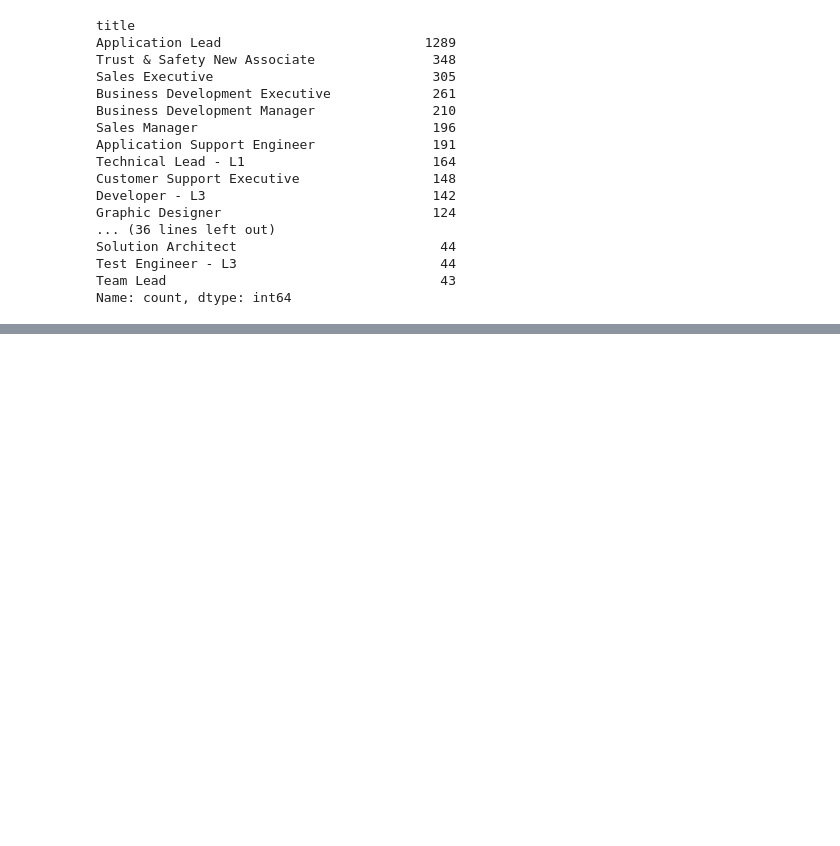
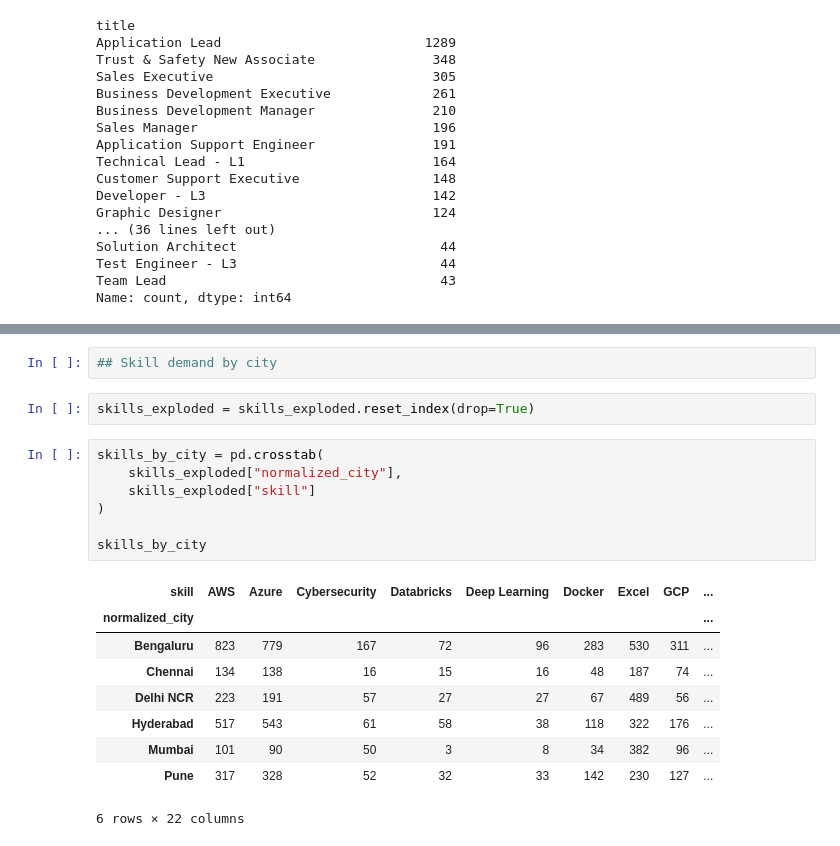
Before and after one commit to pdhall-us/india-gcc-workforce-analytics, a Jupyter notebook: notebooks/01_data_cleaning_eda.ipynb, the cells around one changed output, grey strips where cells are left out. Drawn from its saved outputs; the diff is of its cells as text; blank space fills up the shorter version.

```diff
--- a/notebooks/01_data_cleaning_eda.ipynb
+++ b/notebooks/01_data_cleaning_eda.ipynb
@@ -1138,0 +1286,21 @@ Name: count, dtype: int64
+# %%
+## Skill demand by city
+# %%
+skills_exploded = skills_exploded.reset_index(drop=True)
+# %%
+skills_by_city = pd.crosstab(
+    skills_exploded["normalized_city"],
+    skills_exploded["skill"]
+)
+
+skills_by_city
+# %% [output]
+| skill | AWS | Azure | Cybersecurity | Databricks | Deep Learning | Docker | Excel | GCP | ... |
+| normalized_city |  |  |  |  |  |  |  |  | ... |
+| Bengaluru | 823 | 779 | 167 | 72 | 96 | 283 | 530 | 311 | ... |
+| Chennai | 134 | 138 | 16 | 15 | 16 | 48 | 187 | 74 | ... |
+| Delhi NCR | 223 | 191 | 57 | 27 | 27 | 67 | 489 | 56 | ... |
+| Hyderabad | 517 | 543 | 61 | 58 | 38 | 118 | 322 | 176 | ... |
+| Mumbai | 101 | 90 | 50 | 3 | 8 | 34 | 382 | 96 | ... |
+| Pune | 317 | 328 | 52 | 32 | 33 | 142 | 230 | 127 | ... |
+6 rows × 22 columns
```
Also changed, not shown: parts of 35 cells of this notebook, 2 other files.
